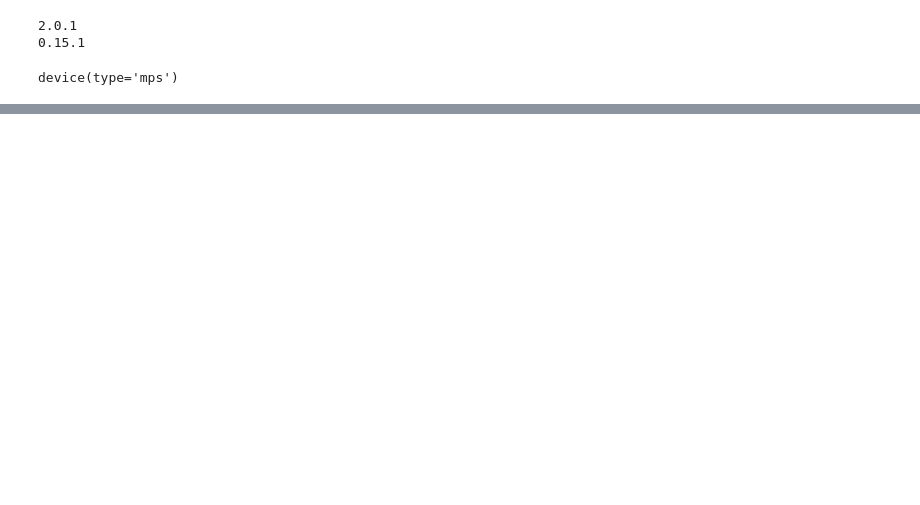
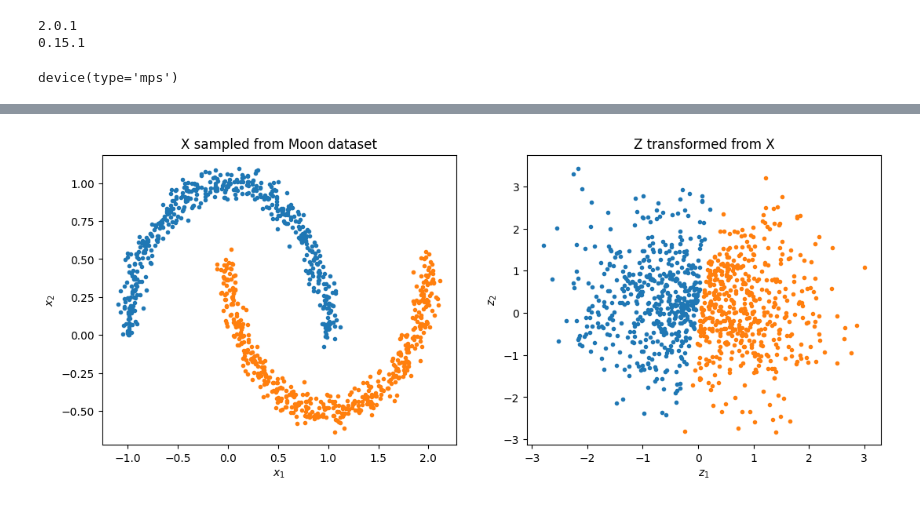
Before and after one commit to DimensionDweller/Generative_models, a Jupyter notebook: Normalizing Flow Models/realnvp_pytorch.ipynb, the cells around one changed output, grey strips where cells are left out. Saved outputs shown, nothing was run; the diff lists cells and outputs as text; code cells hidden in the pictures; blank space fills up the shorter version.

Commit message:
'add visuals to nvp'

```diff
--- a/Normalizing Flow Models/realnvp_pytorch.ipynb
+++ b/Normalizing Flow Models/realnvp_pytorch.ipynb
@@ -152,0 +148,12 @@ class RealNVP(nn.Module):
+# %%
+model = RealNVP(INPUT_DIM, COUPLING_LAYERS, COUPLING_DIM, REGULARIZATION)
+model = model.to(device)
+# %%
+def log_loss(model, x):
+    x = x.to(device)
+
+    y, logdet = model(x)
+    log_likelihood = model.distribution.log_prob(y) + logdet
+    return -torch.mean(log_likelihood).to(device)
+
+loss_fn = log_loss()
@@ -223,3 +218,9 @@ RealNVP(
+# %%
+dataset = TensorDataset(normalized_data)
+data_loader = DataLoader(dataset, batch_size=BATCH_SIZE, shuffle=True)
 # %%
 # setting optimizer
-model.optimizer = torch.optim.Adam(model.parameters(), lr=0.001)
+# Define optimizer
+optimizer = torch.optim.Adam(model.parameters(), lr=0.0001)
+# Create an instance of ImageGenerator
+image_generator = ImageGenerator(num_samples=1000)
@@ -225,0 +367,59 @@ model.optimizer = torch.optim.Adam(model.parameters(), lr=0.001)
+# %%
+from torch.utils.tensorboard import SummaryWriter
+from tqdm import tqdm
+
+# Create a SummaryWriter instance for TensorBoard
+writer = SummaryWriter()
+
+num_steps = 5000
+
+for idx_step in tqdm(range(num_steps)):
+    X, label = datasets.make_moons(n_samples = 512, noise = 0.05)
+    X = torch.Tensor(X).to(device = device)
+
+    z, logdet = realNVP.inverse(X)
+
+    loss = torch.log(z.new_tensor([2*math.pi])) + torch.mean(torch.sum(0.5*z**2, -1) - logdet)
+
+    optimizer.zero_grad()
+    loss.backward()
+
+    optimizer.step()
+
+    if (idx_step + 1) % 1000 == 0:
+        print(f"idx_steps: {idx_step:}, loss: {loss.item():.5f}")
+
+    # Save images to TensorBoard every epoch
+    if (idx_step + 1) % 1 == 0:
+        X, label = datasets.make_moons(n_samples = 1000, noise = 0.05)
+        X = torch.Tensor(X).to(device = device)
+        z, logdet_jacobian = realNVP.inverse(X)
+        z = z.cpu().detach().numpy()
+
+        X = X.cpu().detach().numpy()
+        fig = plt.figure(2, figsize = (12.8, 4.8))
+        fig.clf()
+        plt.subplot(1,2,1)
+        plt.plot(X[label==0,0], X[label==0,1], ".")
+        plt.plot(X[label==1,0], X[label==1,1], ".")
+        plt.title("X sampled from Moon dataset")
+        plt.xlabel(r"$x_1$")
+        plt.ylabel(r"$x_2$")
+
+        plt.subplot(1,2,2)
+        plt.plot(z[label==0,0], z[label==0,1], ".")
+        plt.plot(z[label==1,0], z[label==1,1], ".")
+        plt.title("Z transformed from X")
+        plt.xlabel(r"$z_1$")
+        plt.ylabel(r"$z_2$")
+        plt.savefig("image.png")
+        image = plt.imread("image.png")
+        image = torch.from_numpy(image.transpose((2, 0, 1))) # HWC to CHW
+        writer.add_image("Generated Image", image, idx_step)
+
+    # Save model checkpoint every 50 epochs
+    if (idx_step + 1) % 50 == 0:
+        torch.save(realNVP.state_dict(), f"realNVP_checkpoint_step_{idx_step}.pth")
+
+plt.show()
+# %% [output]
@@ -225,0 +431 @@ model.optimizer = torch.optim.Adam(model.parameters(), lr=0.001)
+[figure, added]
```
Also changed, not shown: parts of 14 cells of this notebook.
